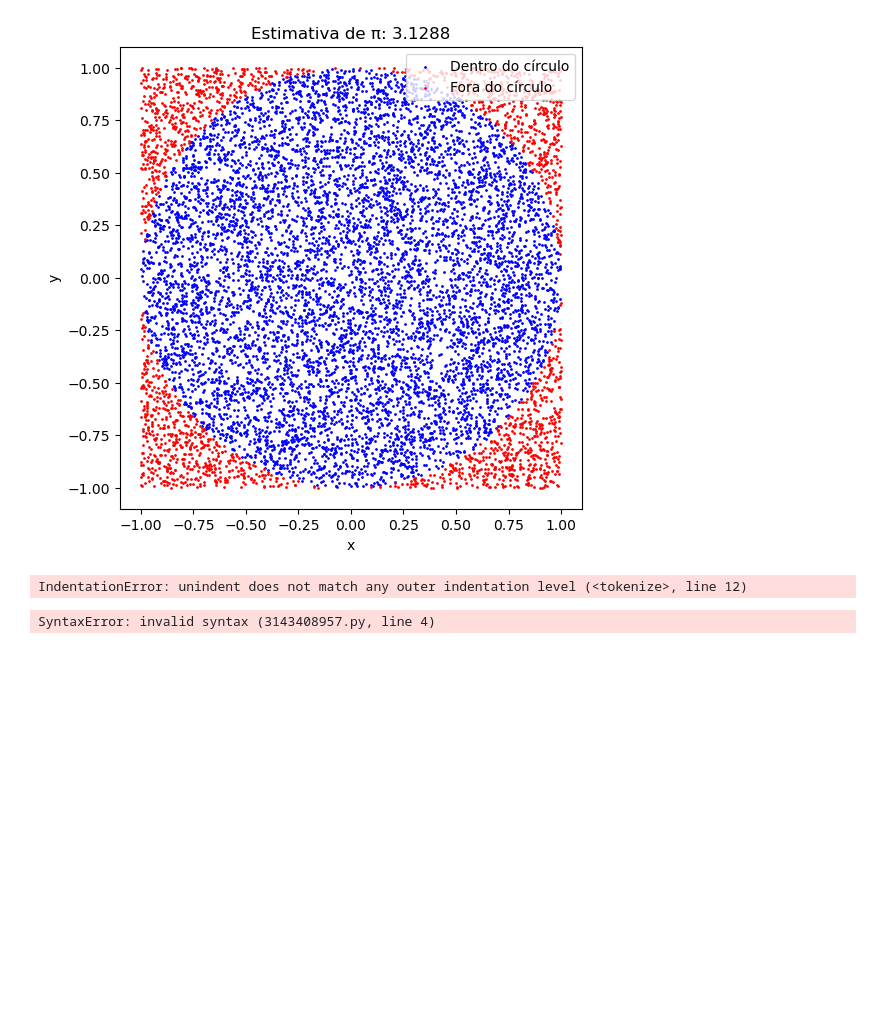
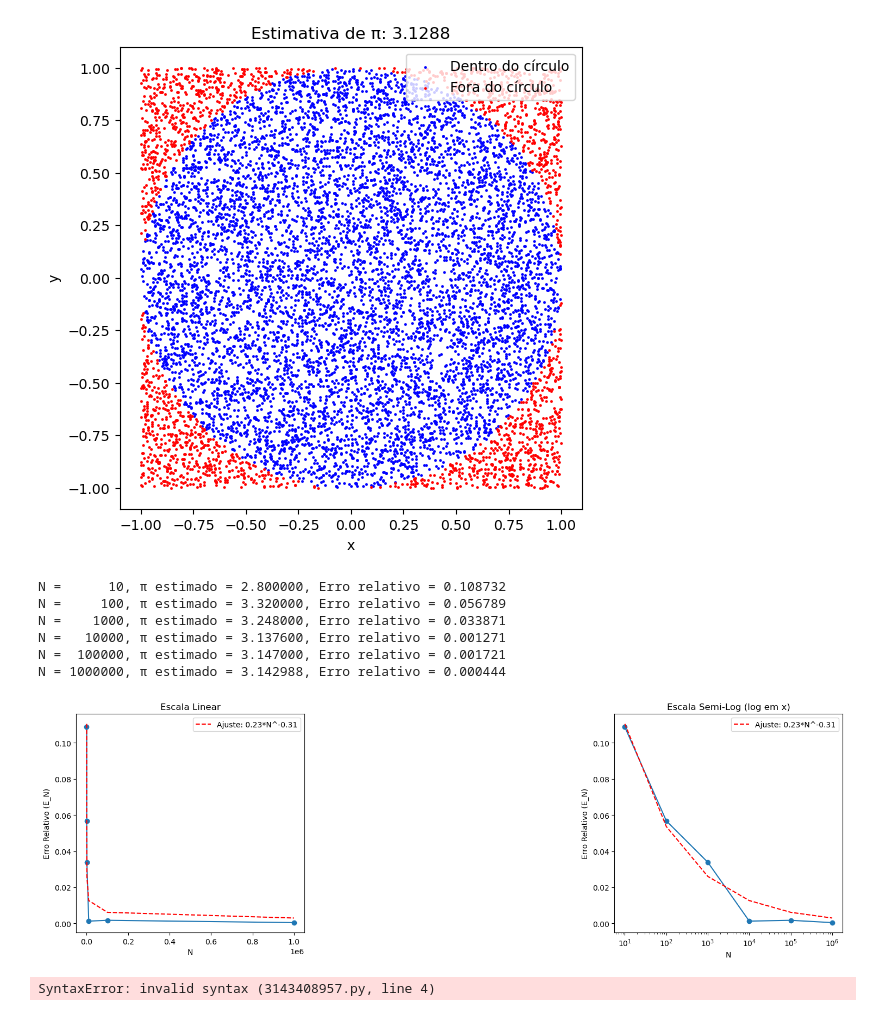
Before and after one commit to marianasenuke/testevscode2, a Jupyter notebook: teste.ipynb, the cells around one changed output. Cells and saved outputs as stored; diff of their text form; code cells hidden in the pictures; blank space fills up the shorter version.

```diff
--- a/teste.ipynb
+++ b/teste.ipynb
@@ -88,72 +88,70 @@ plt.show()
 [figure]
 # %%
 #Etapa 3:
-
-
-# via Monte Carlo (etapa 3):
-import random
 import numpy as np
 import matplotlib.pyplot as plt
+from scipy.optimize import curve_fit
 
-def estimar_pi(N)
-
-     """Estima π usando o método Monte Carlo com N pontos."""
+def estimar_pi(N):
+    """Estima π usando o método Monte Carlo com N pontos."""
     pontos = np.random.rand(N, 2)  # Gera N pontos aleatórios no quadrado [0,1]×[0,1]
     dentro = np.sum(pontos[:,0]**2 + pontos[:,1]**2 <= 1)  # Pontos dentro do 1/4 de círculo
     return 4 * dentro / N  # Estimativa de π
 
-# Valores de N para testar:
-Ns = np.logspace (1,6,6).astype (int)
+# Valores de N para testar
+Ns = np.logspace(1, 6, 6).astype(int)  # [10^1, 10^2, ..., 10^6]
+pi_estimativas = []
+erros_relativos = []
 
+# Calcula π e o erro relativo para cada N
+for N in Ns:
+    pi_N = estimar_pi(N)
+    pi_estimativas.append(pi_N)
+    erro_rel = abs(np.pi - pi_N) / np.pi
+    erros_relativos.append(erro_rel)
+    print(f"N = {N:7d}, π estimado = {pi_N:.6f}, Erro relativo = {erro_rel:.6f}")
 
+# Função para ajuste dos dados (lei de potência)
+def power_law(x, a, b):
+    return a * x**b
 
-
-
-x = np.array([])
-y = np.array([])
-
-#linearizando através do fit
-coefficients = np.polyfit()
-print("Linear Fit Coefficients:", coefficients)
-
-# Create polynomial function
-p = np.poly1d(coefficients)
-
+# Ajuste dos dados
+params, _ = curve_fit(power_law, Ns, erros_relativos)
+a, b = params
 
 # Gráficos
 plt.figure(figsize=(15, 5))
 
 # 1. Escala linear
 plt.subplot(131)
 plt.plot(Ns, erros_relativos, 'o-')
 plt.plot(Ns, power_law(Ns, a, b), 'r--', label=f'Ajuste: {a:.2f}*N^{b:.2f}')
 plt.title('Escala Linear')
 plt.xlabel('N')
 plt.ylabel('Erro Relativo (E_N)')
 plt.legend()
 
 # 2. Escala log-log
-plt.subplot(132)
-plt.loglog(Ns, erros_relativos, 'o-')
-plt.loglog(Ns, power_law(Ns, a, b), 'r--', label=f'Ajuste: {a:.2f}*N^{b:.2f}')
-plt.title('Escala Log-Log')
-plt.xlabel('N')
-plt.ylabel('Erro Relativo (E_N)')
-plt.legend()
 
 # 3. Escala semi-log (log no eixo x)
 plt.subplot(133)
 plt.semilogx(Ns, erros_relativos, 'o-')
 plt.semilogx(Ns, power_law(Ns, a, b), 'r--', label=f'Ajuste: {a:.2f}*N^{b:.2f}')
 plt.title('Escala Semi-Log (log em x)')
 plt.xlabel('N')
 plt.ylabel('Erro Relativo (E_N)')
 plt.legend()
 
 plt.tight_layout()
 plt.show()
 # %% [output]
-IndentationError: unindent does not match any outer indentation level (<tokenize>, line 12)
+N =      10, π estimado = 2.800000, Erro relativo = 0.108732
+N =     100, π estimado = 3.320000, Erro relativo = 0.056789
+N =    1000, π estimado = 3.248000, Erro relativo = 0.033871
+N =   10000, π estimado = 3.137600, Erro relativo = 0.001271
+N =  100000, π estimado = 3.147000, Erro relativo = 0.001721
+N = 1000000, π estimado = 3.142988, Erro relativo = 0.000444
+[figure, added]
 # %%
 #via Monte Carlo (etapa 3) :
 import numpy as np
```
Also changed, not shown: parts of 5 cells of this notebook.
